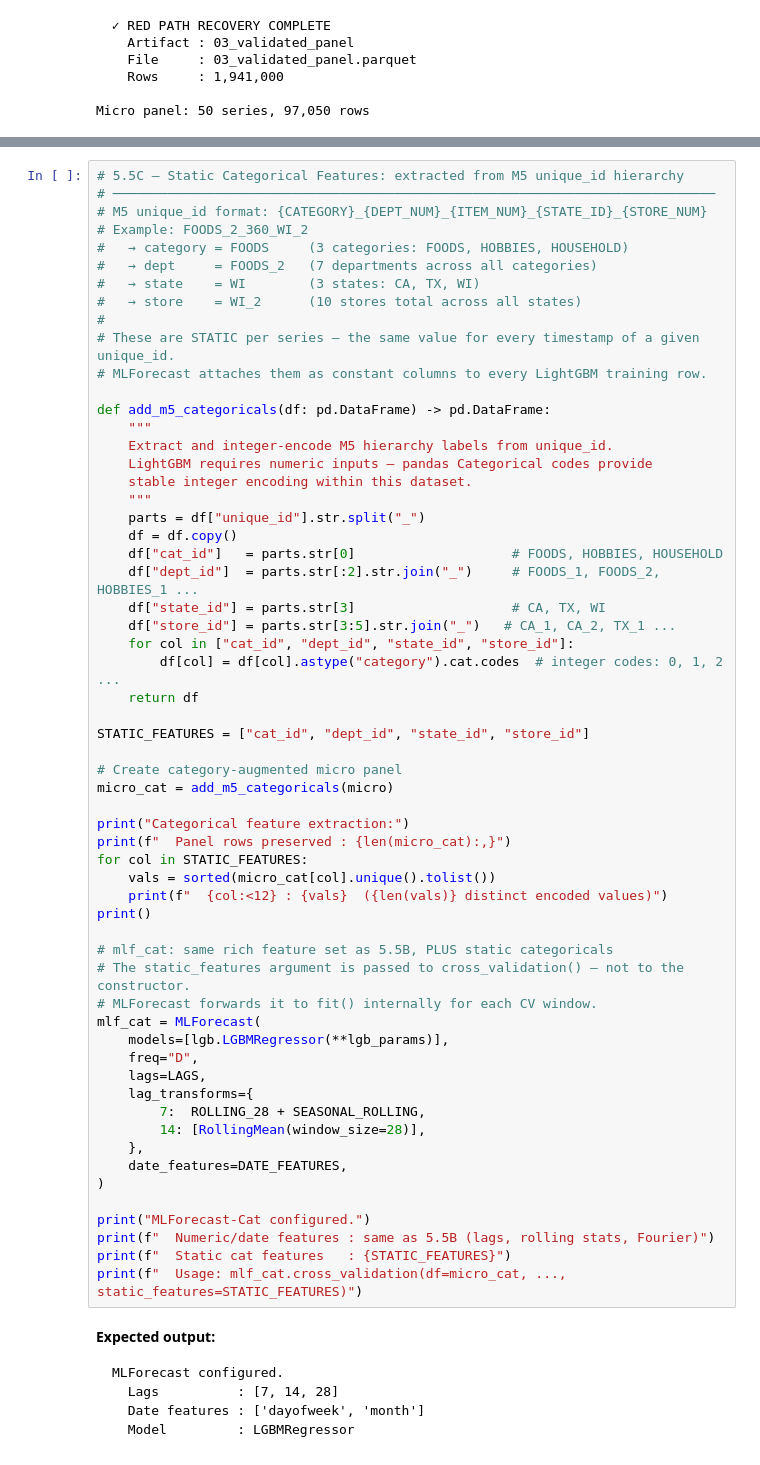
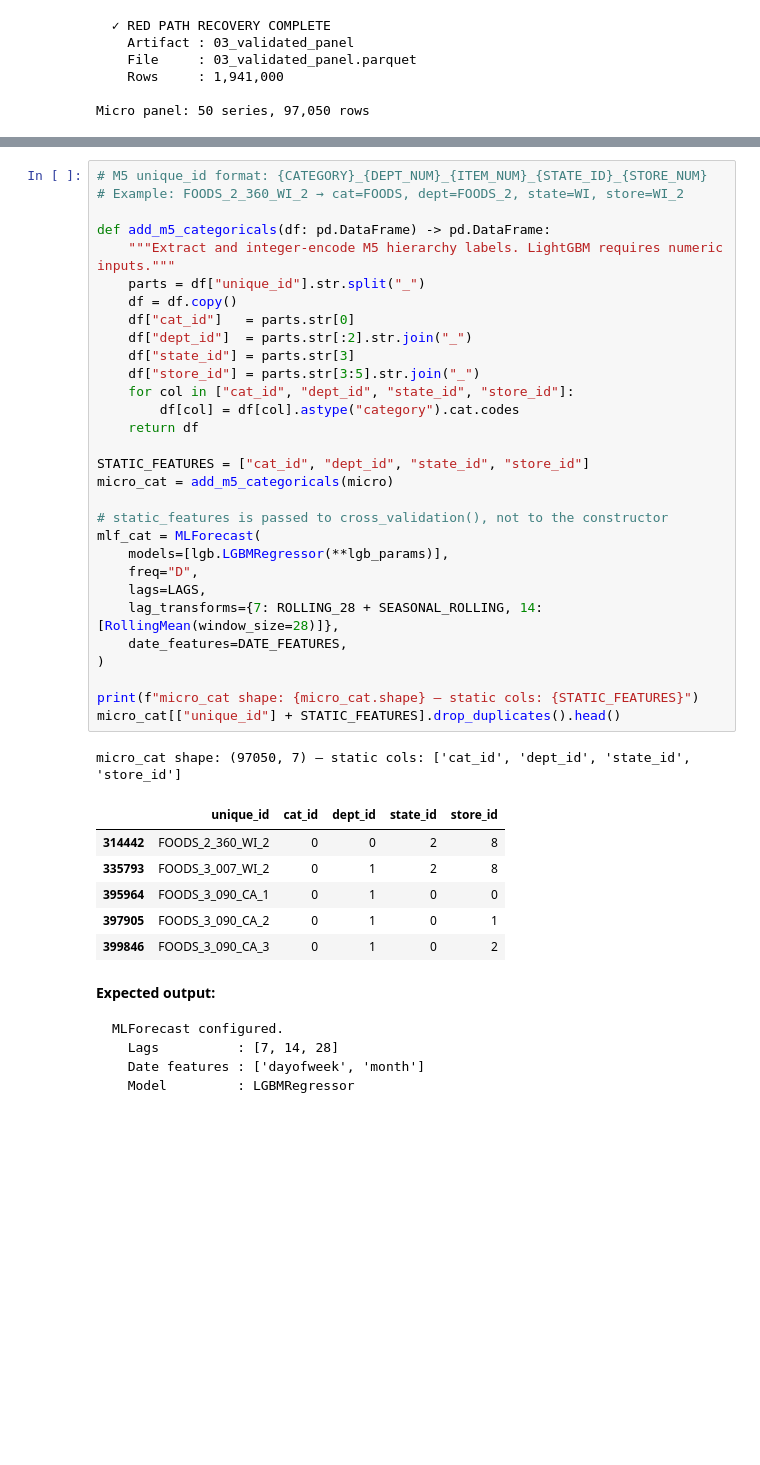
Before and after one commit to tackes/Modern-Time-Series-Forecasting-Cohort, a Jupyter notebook: instructor_notebooks/05_ml_forecasting.ipynb, the cells around one changed output, grey strips where cells are left out. Drawn from its saved outputs; the diff is of its cells as text; blank space fills up the shorter version.

````diff
--- a/instructor_notebooks/05_ml_forecasting.ipynb
+++ b/instructor_notebooks/05_ml_forecasting.ipynb
@@ -390,62 +253,41 @@ Expected: +1-3 wMAPE improvement on datasets with strong weekly + annual seasona
 # %%
-# 5.5C — Static Categorical Features: extracted from M5 unique_id hierarchy
-# ─────────────────────────────────────────────────────────────────────────────
 # M5 unique_id format: {CATEGORY}_{DEPT_NUM}_{ITEM_NUM}_{STATE_ID}_{STORE_NUM}
-# Example: FOODS_2_360_WI_2
-#   → category = FOODS     (3 categories: FOODS, HOBBIES, HOUSEHOLD)
-#   → dept     = FOODS_2   (7 departments across all categories)
-#   → state    = WI        (3 states: CA, TX, WI)
-#   → store    = WI_2      (10 stores total across all states)
-#
-# These are STATIC per series — the same value for every timestamp of a given unique_id.
-# MLForecast attaches them as constant columns to every LightGBM training row.
+# Example: FOODS_2_360_WI_2 → cat=FOODS, dept=FOODS_2, state=WI, store=WI_2
 
 def add_m5_categoricals(df: pd.DataFrame) -> pd.DataFrame:
-    """
-    Extract and integer-encode M5 hierarchy labels from unique_id.
-    LightGBM requires numeric inputs — pandas Categorical codes provide
-    stable integer encoding within this dataset.
-    """
+    """Extract and integer-encode M5 hierarchy labels. LightGBM requires numeric inputs."""
     parts = df["unique_id"].str.split("_")
     df = df.copy()
-    df["cat_id"]   = parts.str[0]                    # FOODS, HOBBIES, HOUSEHOLD
-    df["dept_id"]  = parts.str[:2].str.join("_")     # FOODS_1, FOODS_2, HOBBIES_1 ...
-    df["state_id"] = parts.str[3]                    # CA, TX, WI
-    df["store_id"] = parts.str[3:5].str.join("_")   # CA_1, CA_2, TX_1 ...
+    df["cat_id"]   = parts.str[0]
+    df["dept_id"]  = parts.str[:2].str.join("_")
+    df["state_id"] = parts.str[3]
+    df["store_id"] = parts.str[3:5].str.join("_")
     for col in ["cat_id", "dept_id", "state_id", "store_id"]:
-        df[col] = df[col].astype("category").cat.codes  # integer codes: 0, 1, 2 ...
+        df[col] = df[col].astype("category").cat.codes
     return df
 
 STATIC_FEATURES = ["cat_id", "dept_id", "state_id", "store_id"]
-
-# Create category-augmented micro panel
 micro_cat = add_m5_categoricals(micro)
 
-print("Categorical feature extraction:")
-print(f"  Panel rows preserved : {len(micro_cat):,}")
-for col in STATIC_FEATURES:
-    vals = sorted(micro_cat[col].unique().tolist())
-    print(f"  {col:<12} : {vals}  ({len(vals)} distinct encoded values)")
-print()
-
-# mlf_cat: same rich feature set as 5.5B, PLUS static categoricals
-# The static_features argument is passed to cross_validation() — not to the constructor.
-# MLForecast forwards it to fit() internally for each CV window.
+# static_features is passed to cross_validation(), not to the constructor
 mlf_cat = MLForecast(
     models=[lgb.LGBMRegressor(**lgb_params)],
     freq="D",
     lags=LAGS,
-    lag_transforms={
-        7:  ROLLING_28 + SEASONAL_ROLLING,
-        14: [RollingMean(window_size=28)],
-    },
+    lag_transforms={7: ROLLING_28 + SEASONAL_ROLLING, 14: [RollingMean(window_size=28)]},
     date_features=DATE_FEATURES,
 )
 
-print("MLForecast-Cat configured.")
-print(f"  Numeric/date features : same as 5.5B (lags, rolling stats, Fourier)")
-print(f"  Static cat features   : {STATIC_FEATURES}")
-print(f"  Usage: mlf_cat.cross_validation(df=micro_cat, ..., static_features=STATIC_FEATURES)")
+print(f"micro_cat shape: {micro_cat.shape} — static cols: {STATIC_FEATURES}")
+micro_cat[["unique_id"] + STATIC_FEATURES].drop_duplicates().head()
+# %% [output]
+micro_cat shape: (97050, 7) — static cols: ['cat_id', 'dept_id', 'state_id', 'store_id']
+|  | unique_id | cat_id | dept_id | state_id | store_id |
+| 314442 | FOODS_2_360_WI_2 | 0 | 0 | 2 | 8 |
+| 335793 | FOODS_3_007_WI_2 | 0 | 1 | 2 | 8 |
+| 395964 | FOODS_3_090_CA_1 | 0 | 1 | 0 | 0 |
+| 397905 | FOODS_3_090_CA_2 | 0 | 1 | 0 | 1 |
+| 399846 | FOODS_3_090_CA_3 | 0 | 1 | 0 | 2 |
 # %% [markdown]
 **Expected output:**
 ```
````
Also changed, not shown: parts of 37 cells of this notebook, 33 other files.
